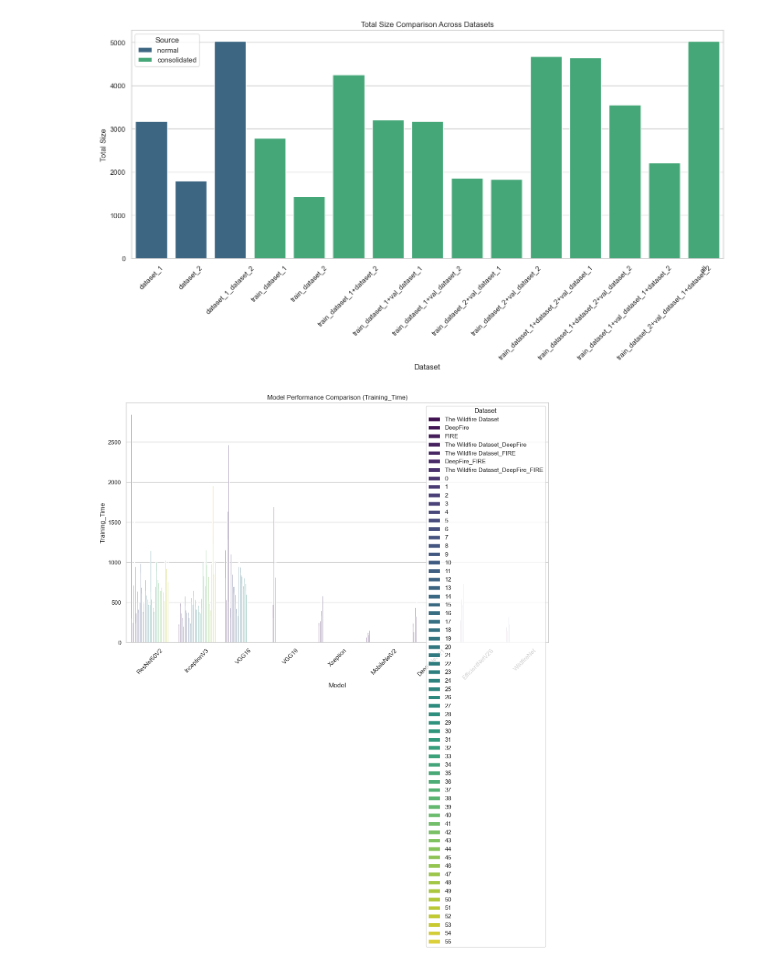
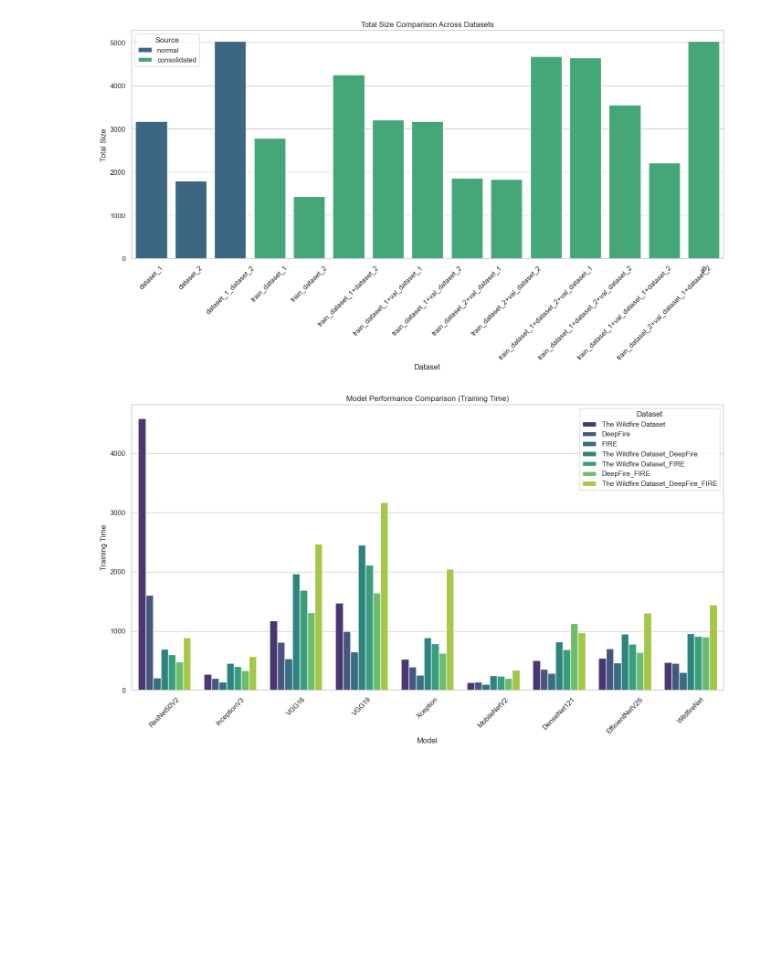
Before and after one commit to selmantabet/mjolnir-automl, a Jupyter notebook: history_aggregator.ipynb, the cells around one changed output. Drawn from its saved outputs; the diff is of its cells as text; code cells hidden in the pictures; blank space fills up the shorter version.

```diff
--- a/history_aggregator.ipynb
+++ b/history_aggregator.ipynb
@@ -5,13 +5,10 @@ import os
 import matplotlib.pyplot as plt
 import seaborn as sns
 import pandas as pd
-import pprint
 
 
-run_dir = os.path.join("runs", "run_1")
+run_dir = os.path.join("runs", "run_5")
 history_json = os.path.join(run_dir, "training_results.json")
-# consolidated_kfold_json = os.path.join(run_dir, "consolidated_kf_results.json")
-consolidated_training_json = os.path.join(run_dir, "consolidated_training_results.json")
 # %%
 print(history_json)
 # %% [output]
@@ -85,8 +74,8 @@ df = pd.DataFrame(all_rows)
 # %%
 
 # Save to CSV
-output_path = os.path.join(run_dir, 'consolidated_run_data.csv')
+output_path = os.path.join(run_dir, 'run_data.csv')
 df.to_csv(output_path, index=False)
 
-print(f"Consolidated CSV file saved to {output_path}")
+print(f"Run data CSV file saved to {output_path}")
 # %% [output]
@@ -156,13 +91,13 @@ plot_metric_chart(df, "Evaluation_F1_Score")
 # %%
 # Ensure numeric columns are correctly typed
-df["Evaluation_F1_Score"] = pd.to_numeric(df["Evaluation_F1_Score"], errors='coerce')
+df["Evaluation F1 Score"] = pd.to_numeric(df["Evaluation F1 Score"], errors='coerce')
 
 # Create a bar plot for F1 Score comparison across models and datasets
 plt.figure(figsize=(14, 8))
 plot_f1 = sns.barplot(
     data=df,
     x="Model",
-    y="Evaluation_F1_Score",
+    y="Evaluation F1 Score",
     hue="Dataset",
     palette="viridis"
 )
@@ -228,14 +163,14 @@ plt.show()
 [figure]
 # %%
 # Calculate total sizes
-df['Total_Size'] = df['Train_Size'] + df['Val_Size']
+df['Total Size'] = df['Train Size'] + df['Val Size']
 
 # Plot the total sizes across datasets
 plt.figure(figsize=(14, 8))
 sns.barplot(
     data=df,
     x='Dataset',
-    y='Total_Size',
+    y='Total Size',
     hue='Source',
     palette='viridis'
 )
@@ -253,6 +188,6 @@ plt.show()
 # %% [output]
 [figure]
 # %%
-plot_metric_chart(df, "Training_Time")
+plot_metric_chart(df, "Training Time")
 # %% [output]
-[figure, old version]
+[figure, new version]
```
Also changed, not shown: parts of 7 cells of this notebook, 1 other file.
